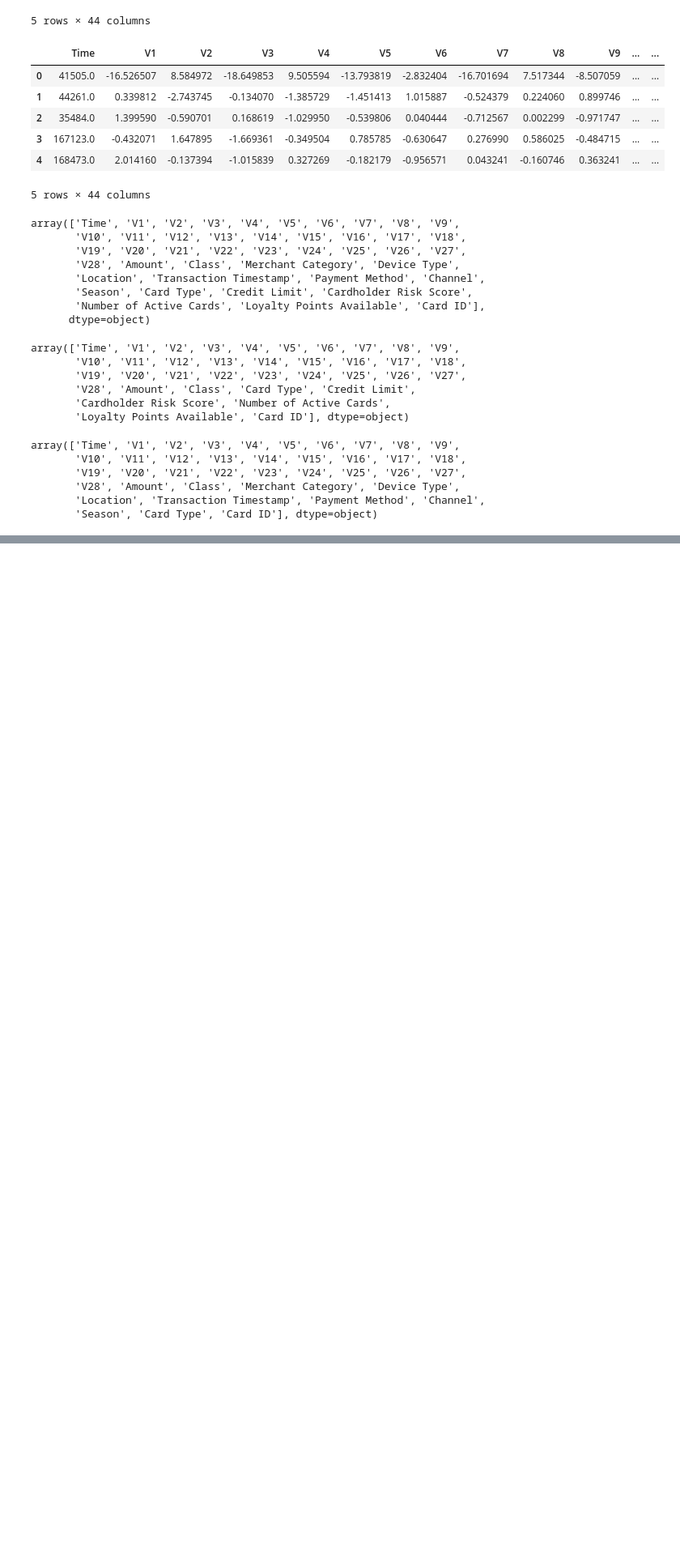
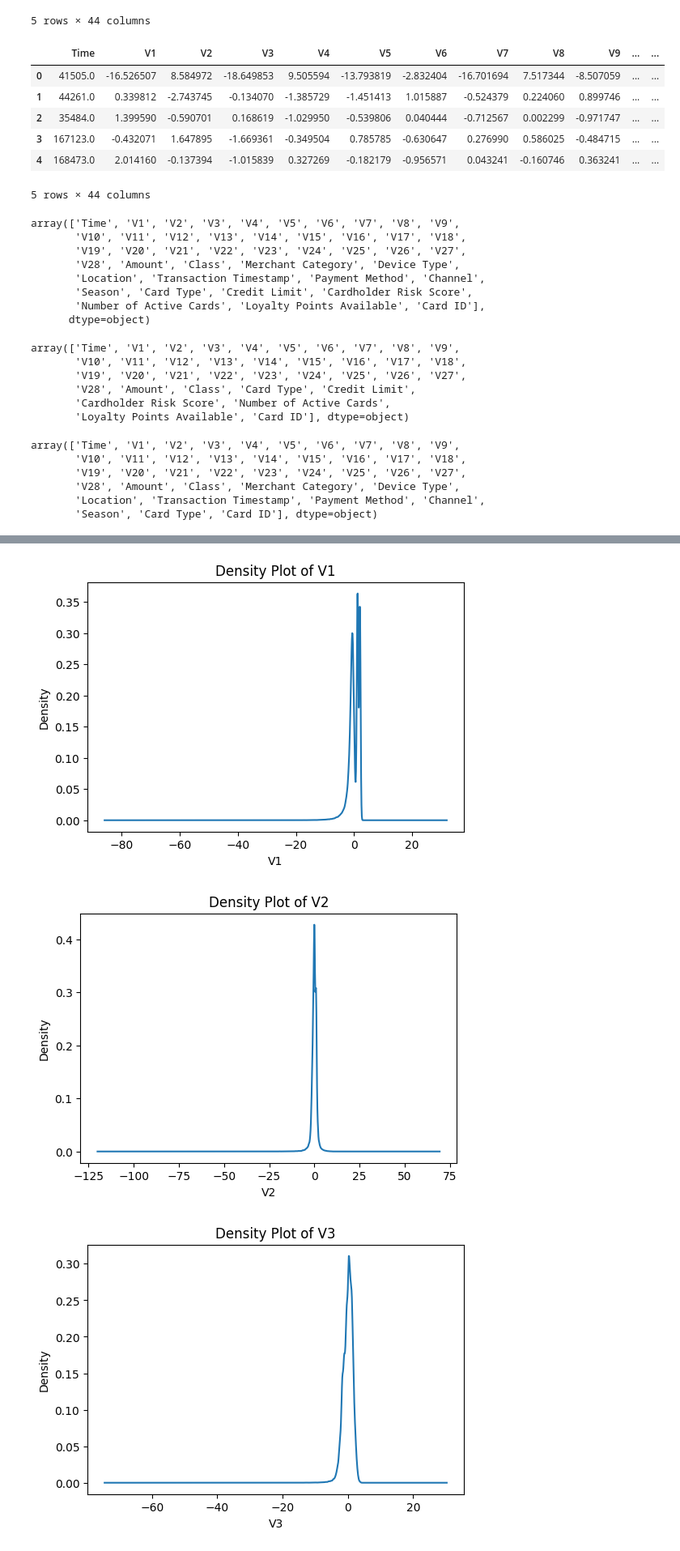
Before and after one commit to khp53/Credit-Card-Fraud-Detection-SecureBoost, a Jupyter notebook: Credit_card_fraud_detection.ipynb, the cells around one changed output, grey strips where cells are left out. Shown at 81% size. Drawn from its saved outputs; the diff is of its cells as text; code cells hidden in the pictures; blank space fills up the shorter version.

Commit message:
Data preprocessing is done on shared features.

```diff
--- a/Credit_card_fraud_detection.ipynb
+++ b/Credit_card_fraud_detection.ipynb
@@ -256,0 +261,4 @@ ecommerce_data.to_csv("ecommerce_data_with_processed_hashed_card_ids.csv")
+# %%
+# Get a statistical summary of V1 to V28
+pca_columns = [f'V{i}' for i in range(1, 29)]
+bank_data[pca_columns].describe()
@@ -256,0 +289,11 @@ ecommerce_data.to_csv("ecommerce_data_with_processed_hashed_card_ids.csv")
+# %%
+import matplotlib.pyplot as plt
+
+for column in pca_columns:
+    bank_data[column].plot(kind='density', figsize=(6, 4), title=f'Density Plot of {column}')
+    plt.xlabel(column)
+    plt.show()
+# %% [output]
+[figure, added]
+[figure, added]
+[figure, added]
```
Also changed, not shown: parts of 15 cells of this notebook.
